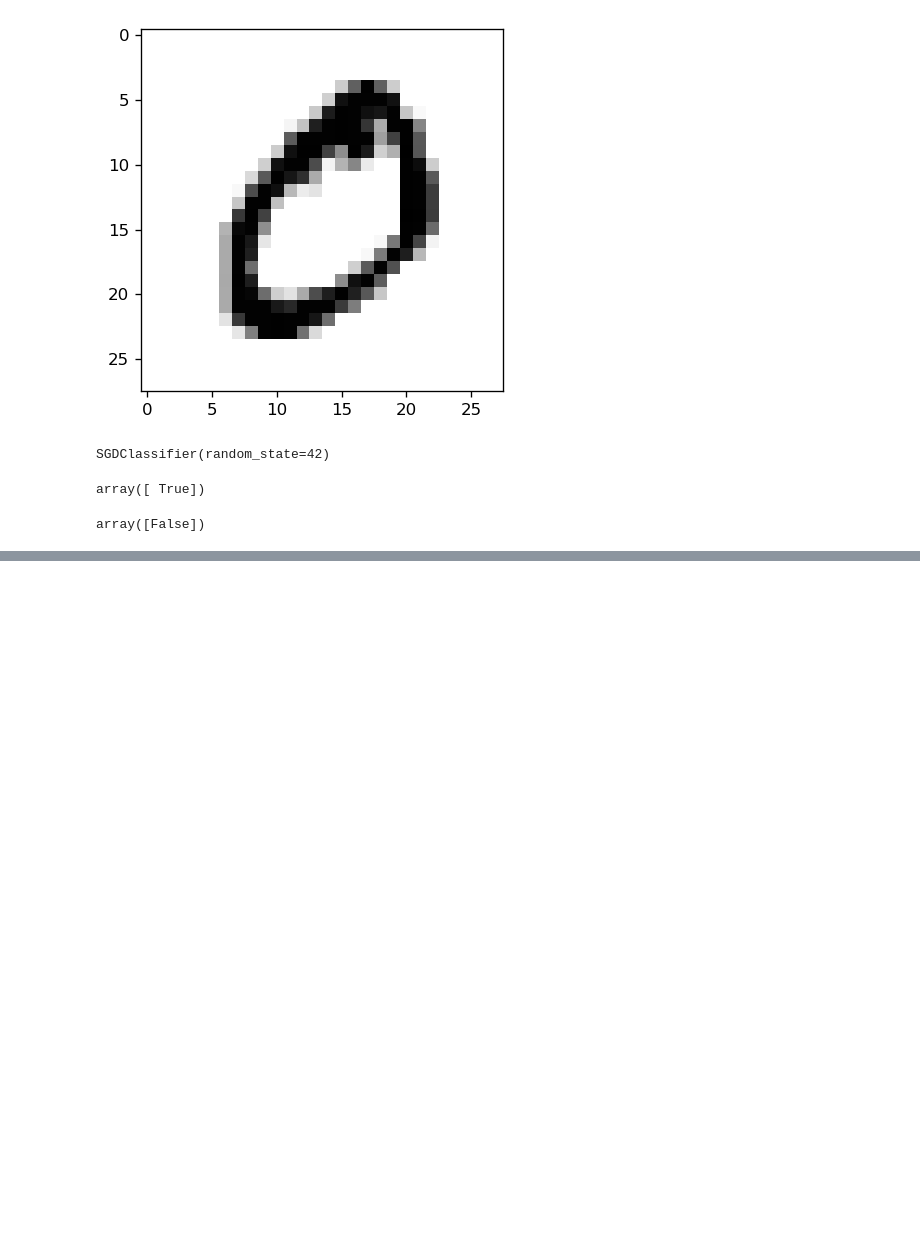
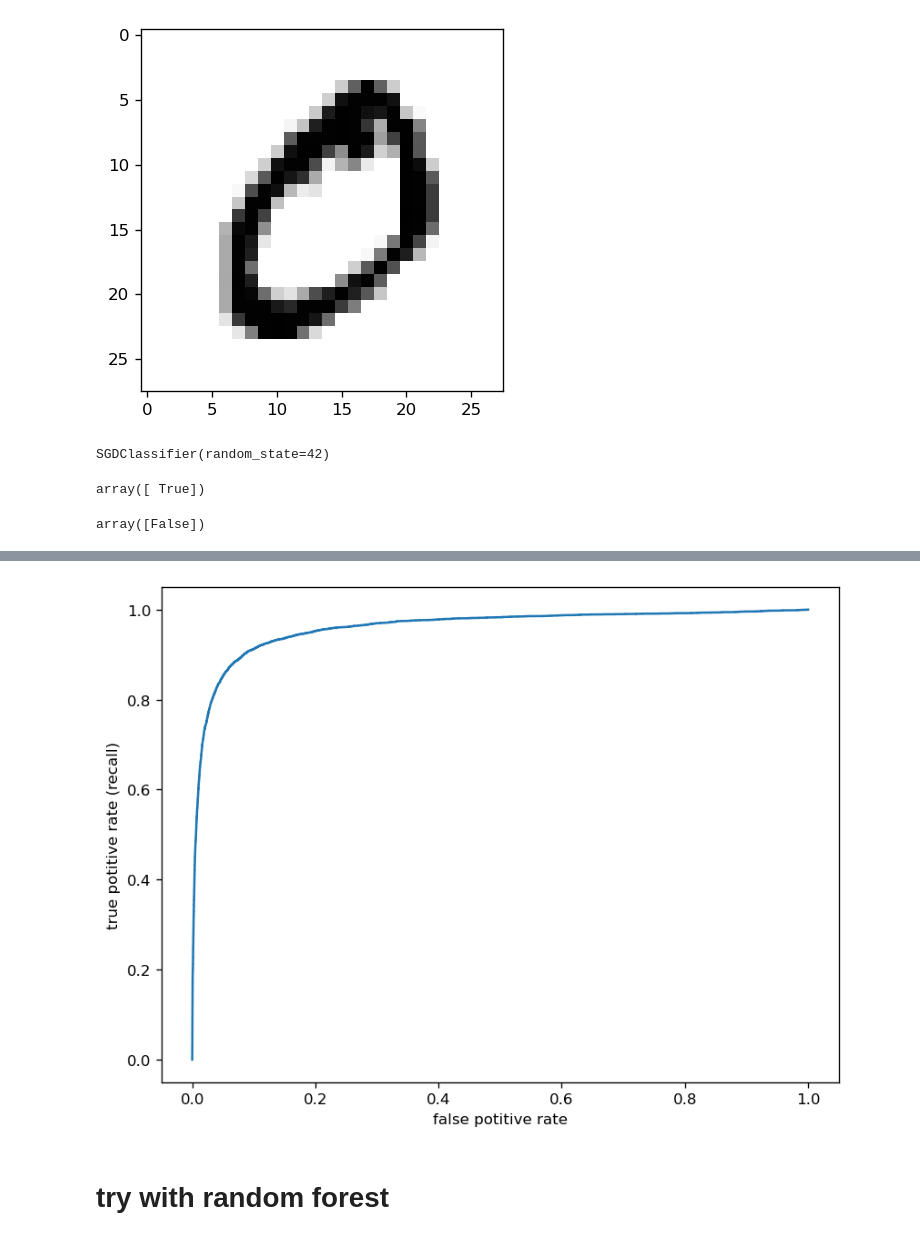
Before and after one commit to OClarkson/DSciNBs, a Jupyter notebook: Chapter_3_MNIST.ipynb, the cells around one changed output, grey strips where cells are left out. Cells and saved outputs as stored; diff of their text form; code cells hidden in the pictures; blank space fills up the shorter version.

```diff
--- a/Chapter_3_MNIST.ipynb
+++ b/Chapter_3_MNIST.ipynb
@@ -83,0 +188,15 @@ array([False])
+# %%
+#ROC curve reciever operating characteristic
+# true positive rate vs false positive rate = sensitivity vs
+#recall=sensitivity
+from sklearn.metrics import roc_curve
+fpr, tpr, thresholds = roc_curve(y_train_5, y_scores)
+# %%
+ifig=5;plt.close(ifig);plt.figure(ifig,figsize=(8,6), dpi=120)
+plt.plot(fpr,tpr)
+plt.xlabel('false potitive rate')
+plt.ylabel('true potitive rate (recall)');
+# %% [output]
+[figure, added]
+# %% [markdown]
+# try with random forest
```
Also changed, not shown: parts of 49 cells of this notebook, 2 other files.
